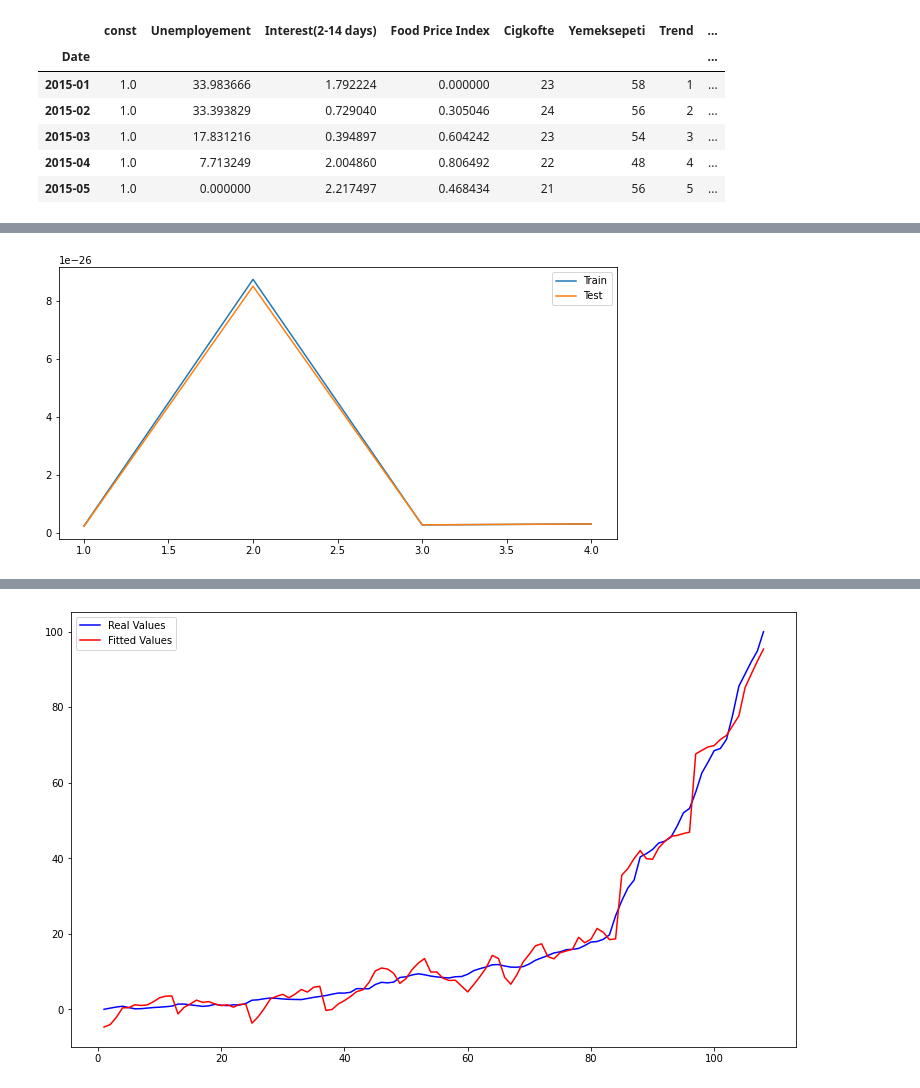
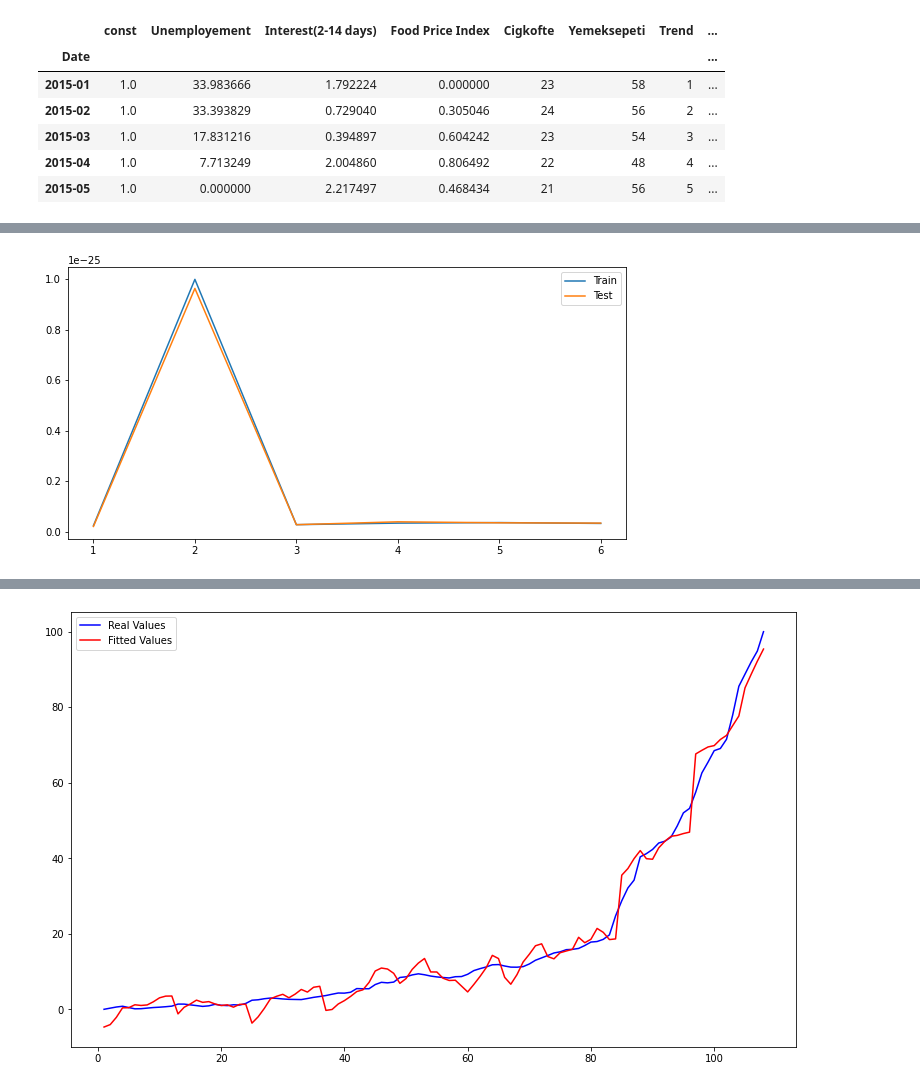
Before and after one commit to BU-IE-360/spring24-lmfaraday, a Jupyter notebook: Homework_1/report.ipynb, the cells around one changed output, grey strips where cells are left out. Drawn from its saved outputs; the diff is of its cells as text; code cells hidden in the pictures.

```diff
--- a/Homework_1/report.ipynb
+++ b/Homework_1/report.ipynb
@@ -676,7 +766,14 @@ strong multicollinearity or other numerical problems.
+# %%
+# Model after dropping the columns which are not significant
+independent_set_5 = a[["const", "Unemployement", "Interest(2-14 days)", "Trend", "Yemeksepeti", "e^Trend", "Interest(2-14 days)_2", "Cigkofte_3", "Trend_2"] + year]
+
+lm = sm.OLS(a["Food Price Index"], independent_set_5)
+result = lm.fit()
 # %%
-independent_set_3 = a[["const", "Unemployement", "Interest(2-14 days)", "Trend", "Yemeksepeti"] + year]
+# Model with splitted trend
+independent_set_6 = a[["const", "Unemployement", "Interest(2-14 days)", "Trend", "Yemeksepeti", "e^Trend"] + year]
 
-lm = sm.OLS(a["Food Price Index"], independent_set_3)
+lm = sm.OLS(a["Food Price Index"], independent_set_4)
 result = lm.fit()
 print(result.summary())
 # %% [output]
@@ -715,10 +796,0 @@ for col in a:
-# %%
-a["e^Trend"] = np.exp(-a["Trend"])
-a["e^Interest(2-14 days)"] = [0] * 38 + [np.exp(-i) for i in a["Interest(2-14 days)"][:70]]
-a["Trend_2"] = [0] * 85 + [1 for i in a["Trend"][85:]]
-# %%
-independent_set_4 = a[["const", "Unemployement", "Interest(2-14 days)", "Trend", "Yemeksepeti", "e^Trend", "e^Interest(2-14 days)", "Trend_2"] + year]
-
-lm = sm.OLS(a["Food Price Index"], independent_set_4)
-result = lm.fit()
-print(result.summary())
@@ -743,25 +797,27 @@ strong multicollinearity or other numerical problems.
 # %%
-independent_sets = [independent_set_1, independent_set_2, independent_set_3, independent_set_4]
+# Compare all of the models
+independent_sets = [independent_set_1, independent_set_2, independent_set_3, independent_set_4, independent_set_5, independent_set_6]
 results_test = []
 results_train = []
 
 for set in independent_sets:
     train = []
     test = []
-    for _ in range(300):
-        X_train, X_test, y_train, y_test = train_test_split(set, a["Unemployement"], test_size=0.2)
+    for _ in range(300): # 300 times to get a more stable result
+        X_train, X_test, y_train, y_test = train_test_split(set, a["Unemployement"], test_size=0.2) # split the data into train and test
         lm = sm.OLS(y_train, X_train)
         result = lm.fit()
+        #MSE
         train.append(np.mean(result.resid ** 2))
         test.append(np.mean((result.predict(X_test) - y_test) ** 2))
 
     results_train.append(np.mean(train))
     results_test.append(np.mean(test))
 
 plt.figure(figsize=(10, 5))
-plt.plot(range(1, 5), results_train, label="Train")
-plt.plot(range(1, 5), results_test, label="Test")
+plt.plot(range(1, 7), results_train, label="Train")
+plt.plot(range(1, 7), results_test, label="Test")
 plt.legend(loc="best")
 plt.show()
 # %% [output]
-[figure, old version]
+[figure, new version]
```
Also changed, not shown: parts of 47 cells of this notebook, 2 other files.
